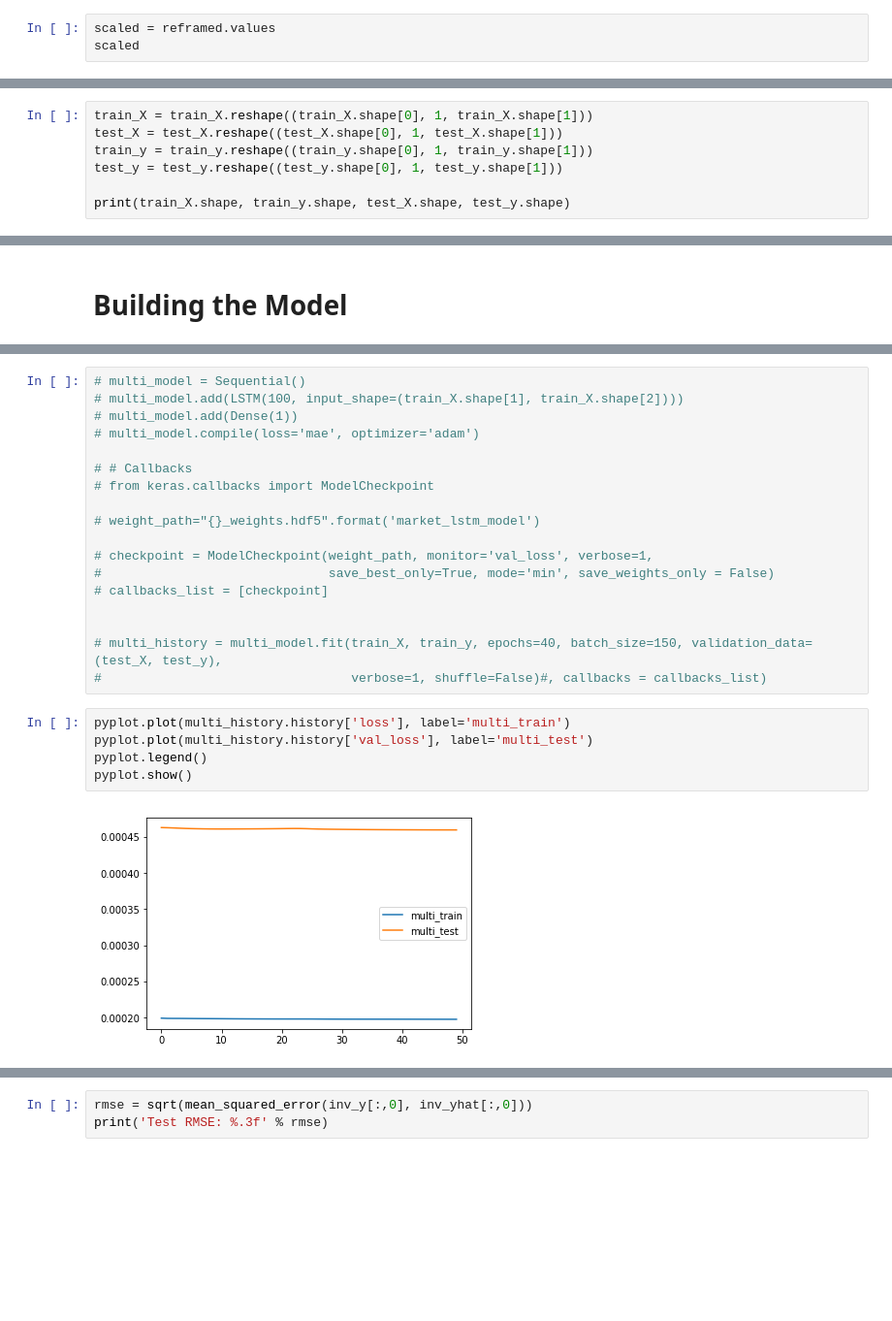
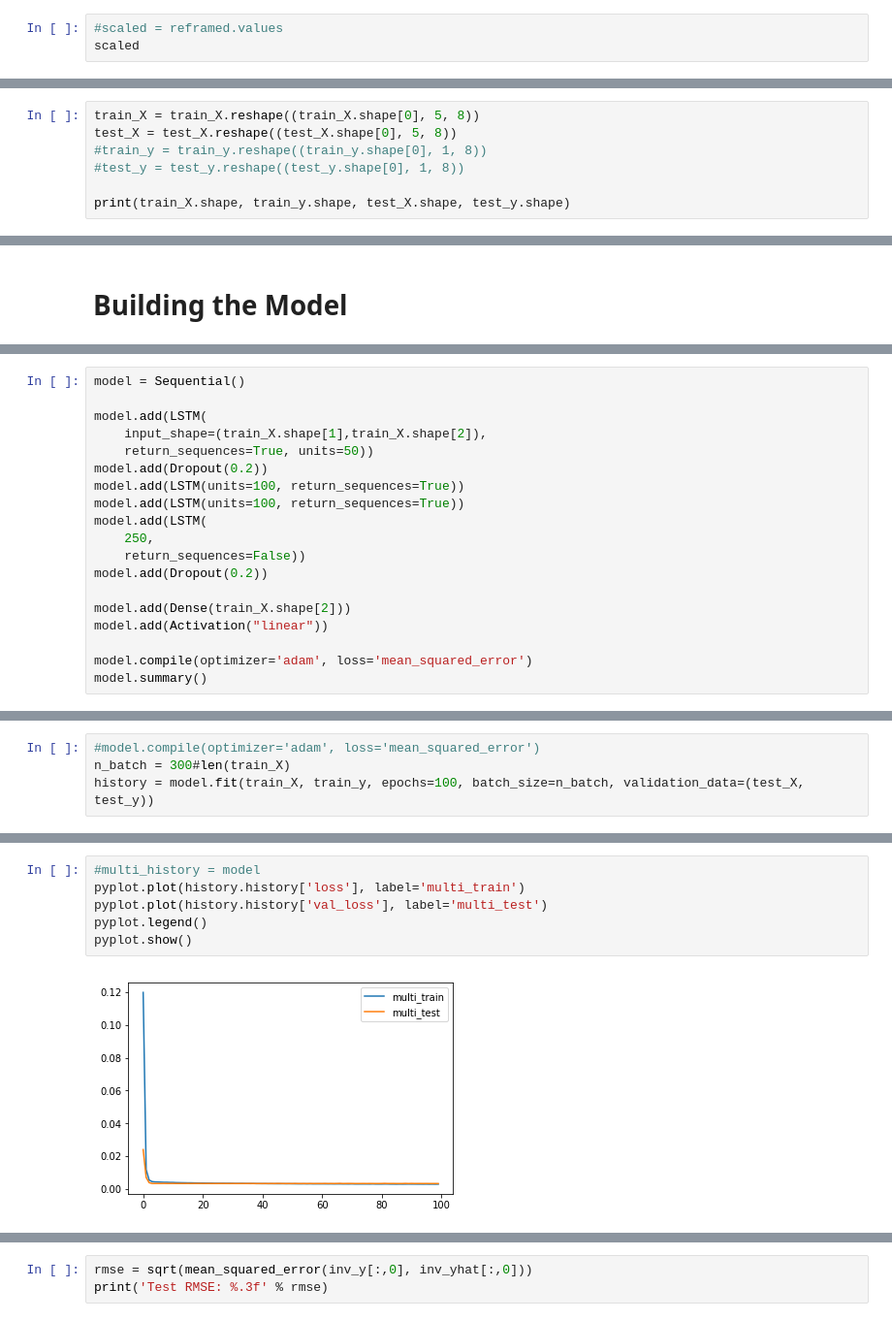
Before and after one commit to richychn/market-modeling, a Jupyter notebook: lstm/8-8growth_rate.ipynb, the cells around one changed output, grey strips where cells are left out. Shown at 97% size. Saved outputs shown, nothing was run; the diff lists cells and outputs as text; blank space fills up the shorter version.

Commit message:
added updated 8to8 lstm model

```diff
--- a/lstm/8-8growth_rate.ipynb
+++ b/lstm/8-8growth_rate.ipynb
@@ -149,4 +107,4 @@ reframed.tail()
 # %%
-scaled = reframed.values
+#scaled = reframed.values
 scaled
 # %% [output]
@@ -186,8 +141,8 @@ train_y.shape
 # %%
-train_X = train_X.reshape((train_X.shape[0], 1, train_X.shape[1]))
-test_X = test_X.reshape((test_X.shape[0], 1, test_X.shape[1]))
-train_y = train_y.reshape((train_y.shape[0], 1, train_y.shape[1]))
-test_y = test_y.reshape((test_y.shape[0], 1, test_y.shape[1]))
+train_X = train_X.reshape((train_X.shape[0], 5, 8))
+test_X = test_X.reshape((test_X.shape[0], 5, 8))
+#train_y = train_y.reshape((train_y.shape[0], 1, 8))
+#test_y = test_y.reshape((test_y.shape[0], 1, 8))
 
 print(train_X.shape, train_y.shape, test_X.shape, test_y.shape)
 # %% [output]
@@ -196,0 +178,19 @@ print(train_X.shape, train_y.shape, test_X.shape, test_y.shape)
+# %%
+model = Sequential()
+
+model.add(LSTM(
+    input_shape=(train_X.shape[1],train_X.shape[2]),
+    return_sequences=True, units=50))
+model.add(Dropout(0.2))
+model.add(LSTM(units=100, return_sequences=True))
+model.add(LSTM(units=100, return_sequences=True))
+model.add(LSTM(
+    250,
+    return_sequences=False))
+model.add(Dropout(0.2))
+
+model.add(Dense(train_X.shape[2]))
+model.add(Activation("linear"))
+
+model.compile(optimizer='adam', loss='mean_squared_error')
+model.summary()
@@ -196,0 +215,4 @@ print(train_X.shape, train_y.shape, test_X.shape, test_y.shape)
+# %%
+#model.compile(optimizer='adam', loss='mean_squared_error')
+n_batch = 300#len(train_X)
+history = model.fit(train_X, train_y, epochs=100, batch_size=n_batch, validation_data=(test_X, test_y))
@@ -236,28 +258,11 @@ Epoch 00050: val_loss improved from 0.00046 to 0.00046, saving model to 8to8mark
-# %%
-# multi_model = Sequential()
-# multi_model.add(LSTM(100, input_shape=(train_X.shape[1], train_X.shape[2])))
-# multi_model.add(Dense(1))
-# multi_model.compile(loss='mae', optimizer='adam')
-
-# # Callbacks
-# from keras.callbacks import ModelCheckpoint
-
-# weight_path="{}_weights.hdf5".format('market_lstm_model')
-
-# checkpoint = ModelCheckpoint(weight_path, monitor='val_loss', verbose=1,
-#                              save_best_only=True, mode='min', save_weights_only = False)
-# callbacks_list = [checkpoint]
-
-
-# multi_history = multi_model.fit(train_X, train_y, epochs=40, batch_size=150, validation_data=(test_X, test_y),
-#                                 verbose=1, shuffle=False)#, callbacks = callbacks_list)
 # %%
-pyplot.plot(multi_history.history['loss'], label='multi_train')
-pyplot.plot(multi_history.history['val_loss'], label='multi_test')
+#multi_history = model
+pyplot.plot(history.history['loss'], label='multi_train')
+pyplot.plot(history.history['val_loss'], label='multi_test')
 pyplot.legend()
 pyplot.show()
 # %% [output]
-[figure, old version]
+[figure, new version]
 # %%
 test_X.shape
 # %% [output]
```
Also changed, not shown: parts of 50 cells of this notebook, 8 other files.
